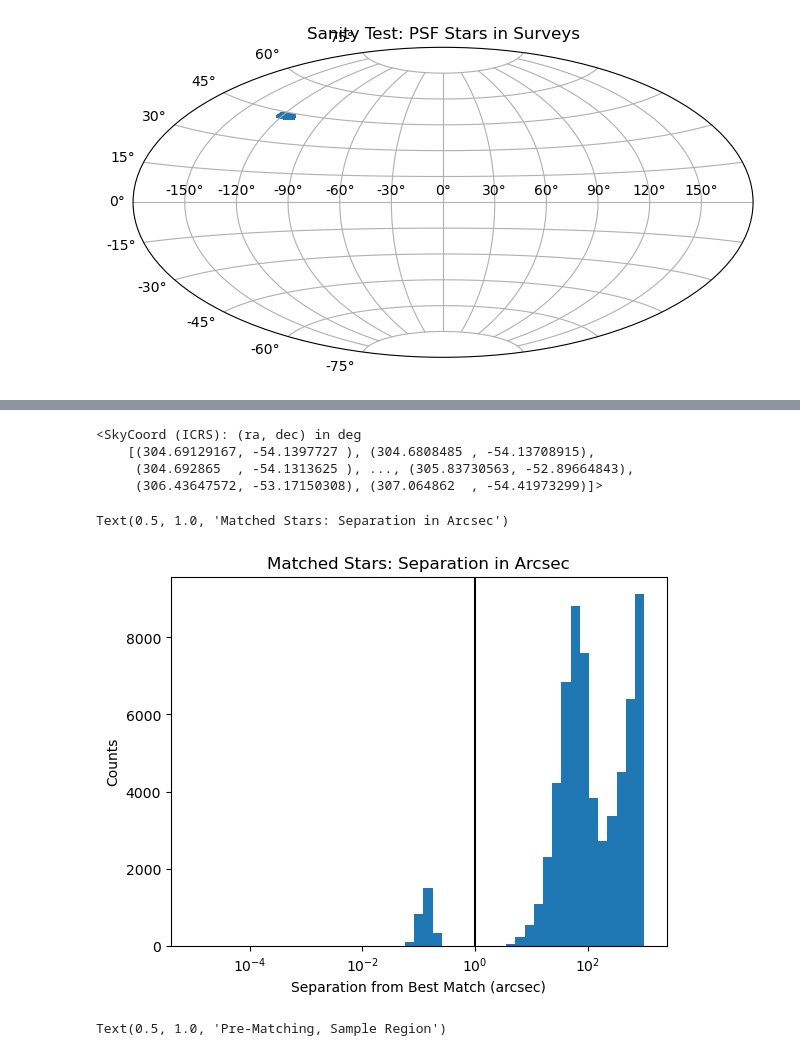
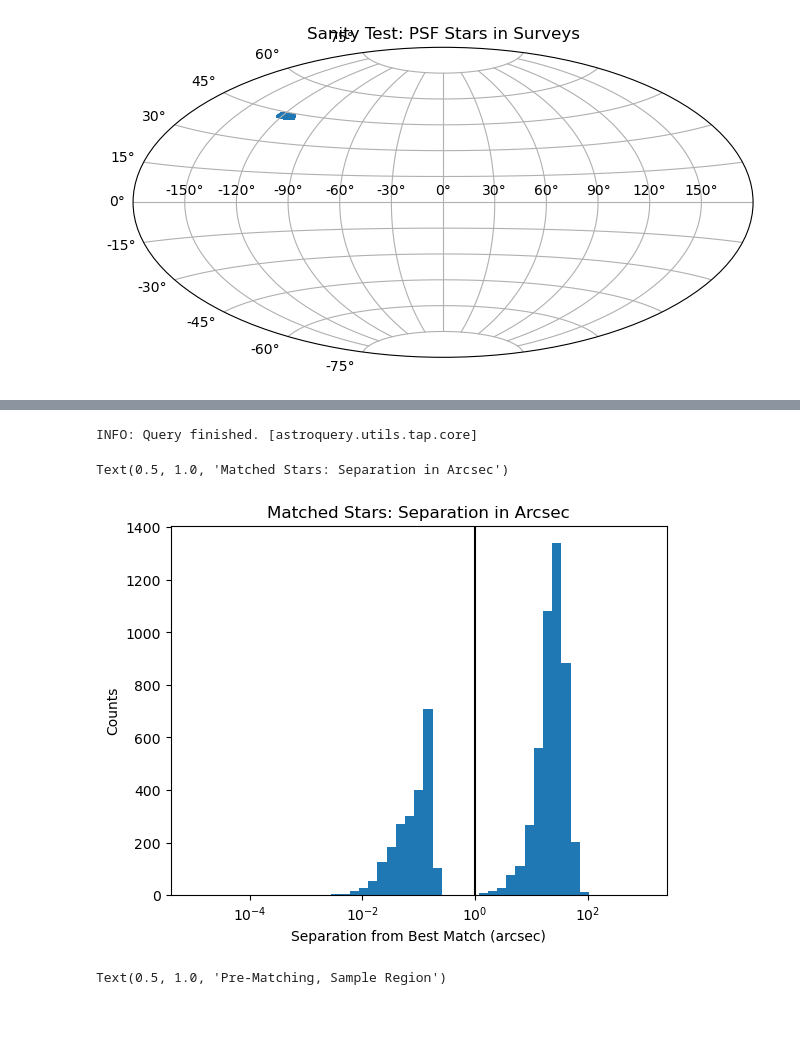
Before and after one commit to ShrihanSolo/gaia_psf_match, a Jupyter notebook: HSC_PSF_A.ipynb, the cells around one changed output, grey strips where cells are left out. Cells and saved outputs as stored; diff of their text form; code cells hidden in the pictures; blank space fills up the shorter version.

Commit message:
upto matching

```diff
--- a/HSC_PSF_A.ipynb
+++ b/HSC_PSF_A.ipynb
@@ -300,4 +48,14 @@ cluster_num
 # %%
+# Get 2D array of ra and dec from dataframe
+ra_dec = np.array([hsc_y1['ra'], hsc_y1['dec']]).T
+
+# Perform clustering
+number_of_clusters = 10
+cents = kmeans(ra_dec, number_of_clusters)
+centroids = cents[0]
+cluster_num = vq(ra_dec, centroids)
+
+# Generate cluster info df
 max_dist_pts = {i:[np.array([k for k in cluster_num[1][cluster_num[0] == i]]).max()] for i in range(number_of_clusters)}
 cluster_info = pd.DataFrame(max_dist_pts).T
 cluster_info.columns = ["max_dist"]
@@ -353,6 +96,5 @@ def query_gaia_for_cluster(ra, dec, dist):
     job = Gaia.cone_search_async(center_coordinates, radius=search_radius, columns=["ra", "dec"])
     result_table = job.get_results()
     gaia_table = result_table.to_pandas()
-    gaia_table["ra"] = wrap_ra(gaia_table["ra"])
 
     return gaia_table
@@ -419,7 +100,0 @@ gaia0 = SkyCoord(ra = clust_tab['ra'],
-# %%
-gaia0
-# %% [output]
-<SkyCoord (ICRS): (ra, dec) in deg
-    [(304.69129167, -54.1397727 ), (304.6808485 , -54.13708915),
-     (304.692865  , -54.1313625 ), ..., (305.83730563, -52.89664843),
-     (306.43647572, -53.17150308), (307.064862  , -54.41973299)]>
@@ -427,0 +101,8 @@ idx_gaia, sep2d_gaia, _ = gaia0.match_to_catalog_sky(cluster0)
+# %%
+clust0_info = cluster_info.loc[0]
+gaia0_tab = query_gaia_for_cluster(clust0_info["centroids"][0], clust0_info["centroids"][1], clust0_info["max_dist"])
+cluster0 = SkyCoord(ra_dec[cluster_num[0] == 0] * u.deg)
+gaia0 = SkyCoord(ra = gaia0_tab['ra'], dec = gaia0_tab['dec'], unit=u.deg)
+idx_clust, sep2d_clust, _ = cluster0.match_to_catalog_sky(gaia0)
+# %% [output]
+INFO: Query finished. [astroquery.utils.tap.core]
@@ -428,13 +113,13 @@ idx_gaia, sep2d_gaia, _ = gaia0.match_to_catalog_sky(cluster0)
 # %%
-plt.hist(sep2d_gaia.arcsec, bins = np.logspace(-5, 3))
+plt.hist(sep2d_clust.arcsec, bins = np.logspace(-5, 3))
 plt.semilogx()
 plt.axvline(1, color = "k")
 plt.ylabel("Counts")
 plt.xlabel("Separation from Best Match (arcsec)")
 plt.title("Matched Stars: Separation in Arcsec")
 # %% [output]
 Text(0.5, 1.0, 'Matched Stars: Separation in Arcsec')
-[figure, old version]
+[figure, new version]
 # %%
 gaia_stars = gaia0[sep2d_gaia < 1 * u.arcsec]
 # %%
```
Also changed, not shown: parts of 30 cells of this notebook.
